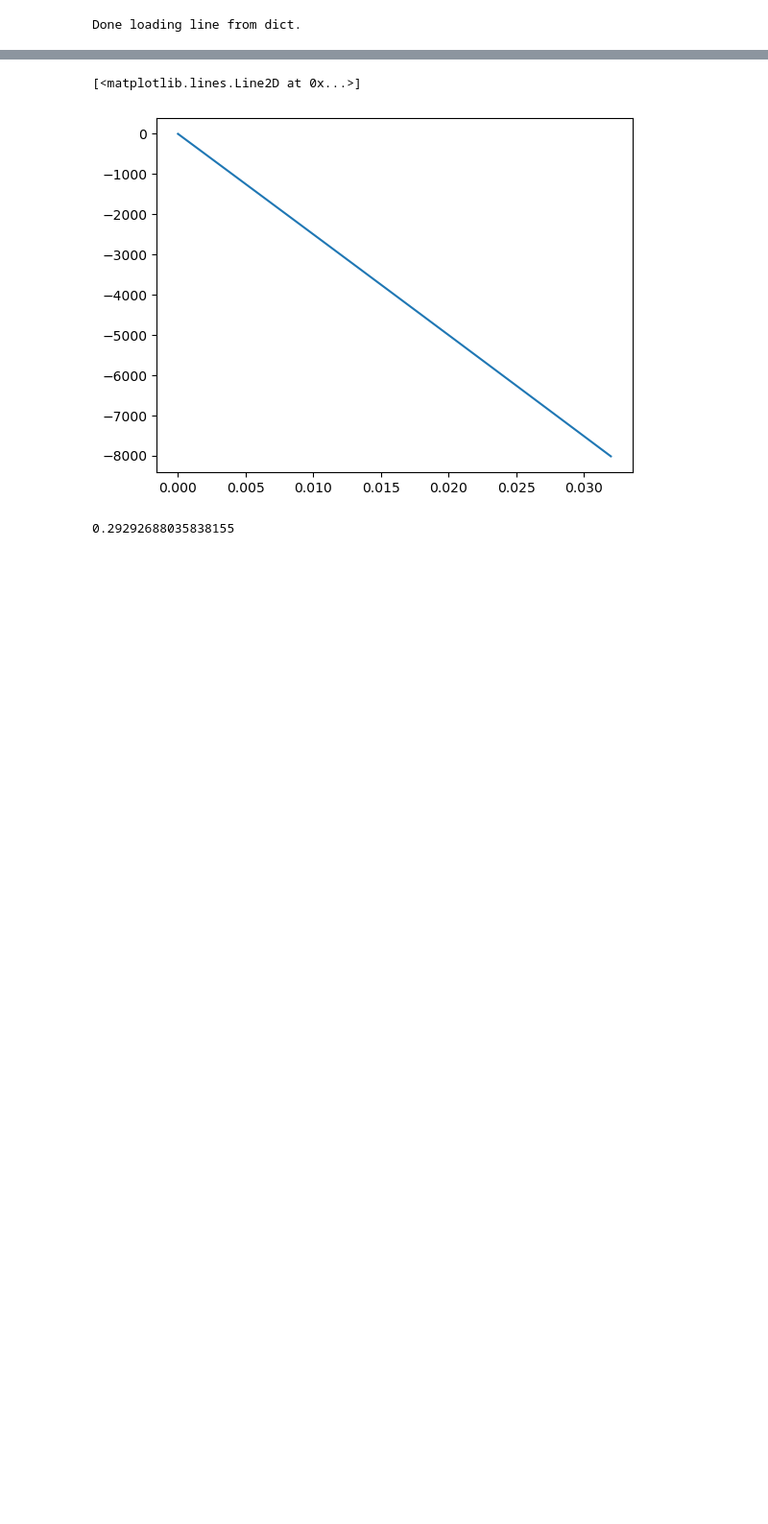
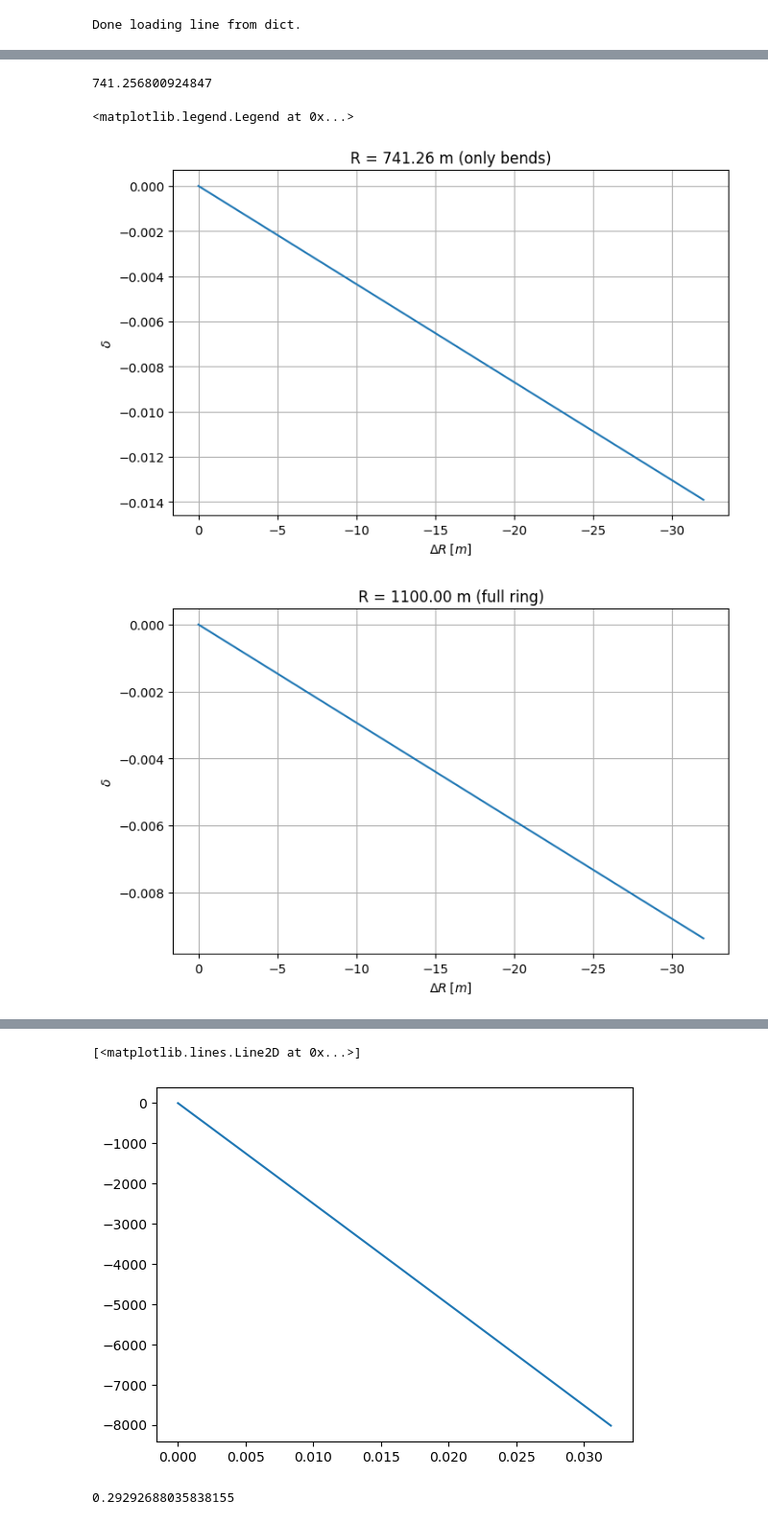
Before and after one commit to lisepauwels/sps_simulations, a Jupyter notebook: FrederikStuff/sweep.ipynb, the cells around one changed output, grey strips where cells are left out. Shown at 96% size. Saved outputs shown, nothing was run; the diff lists cells and outputs as text; code cells hidden in the pictures; blank space fills up the shorter version.

```diff
--- a/FrederikStuff/sweep.ipynb
+++ b/FrederikStuff/sweep.ipynb
@@ -22,0 +28,52 @@ def sweep(line, dR):
+# %%
+tt = line.get_table()
+bends = np.unique([ttt.split('_')[0].split('..')[0] for ttt in tt.rows['mb.*'].name])
+assert np.isclose(np.sum([line[bb].angle for bb in bends]), 2*np.pi)
+R = line[bends[0]].length/line[bends[0]].angle
+R
+# %% [output]
+741.256800924847
+# %%
+import scipy.constants as sc
+# Calculate bucket height
+tw_ref = line.twiss()
+beta0 = line.particle_ref.beta0[0]
+E = line.particle_ref.energy0[0]
+q = line.particle_ref.q0
+f_RF = 200e6
+h = f_RF * line.get_length() / beta0 / sc.c
+eta = tw_ref.slip_factor
+
+V_RF = 3e6
+bucket_height_3MV = np.sqrt(2*q*V_RF / (np.pi*h*abs(eta)*E*beta0**2))
+
+V_RF = 4.5e6
+bucket_height_4_5MV = np.sqrt(2*q*V_RF / (np.pi*h*abs(eta)*E*beta0**2))
+
+rr = np.linspace(-32, 0, 33)
+fig, ax = plt.subplots(figsize=(8, 5))
+ax.plot(rr, rr/1000/tw.momentum_compaction_factor/R)
+ax.xaxis.set_inverted(True)
+ax.set_xlabel(r'$\Delta R\;[m]$')
+ax.set_ylabel(r'$\delta$')
+ax.set_title(f'R = {R:.2f} m (only bends)')
+ax.grid()
+fig, ax = plt.subplots(figsize=(8, 5))
+ax.plot(rr, rr/1000/tw.momentum_compaction_factor/line.get_length()*2*np.pi)
+ax.xaxis.set_inverted(True)
+ax.set_xlabel(r'$\Delta R\;[m]$')
+ax.set_ylabel(r'$\delta$')
+ax.set_title(f'R = {line.get_length()/2/np.pi:.2f} m (full ring)')
+ax.grid()
+fig, ax = plt.subplots(figsize=(8, 5))
+ax.plot(rr, rr/1000/tw.momentum_compaction_factor/R/bucket_height_3MV, label='3 MV')
+ax.plot(rr, rr/1000/tw.momentum_compaction_factor/R/bucket_height_4_5MV, label='4.5 MV')
+ax.xaxis.set_inverted(True)
+ax.set_xlabel(r'$\Delta R\;[m]$')
+ax.set_ylabel(r'$\frac{\delta}{\text{bucket height}}$')
+ax.grid()
+ax.legend(loc='upper right')
+# %% [output]
+<matplotlib.legend.Legend at 0x...>
+[figure, added]
+[figure, added]
```
Also changed, not shown: parts of 2 cells of this notebook, 4 other files.
